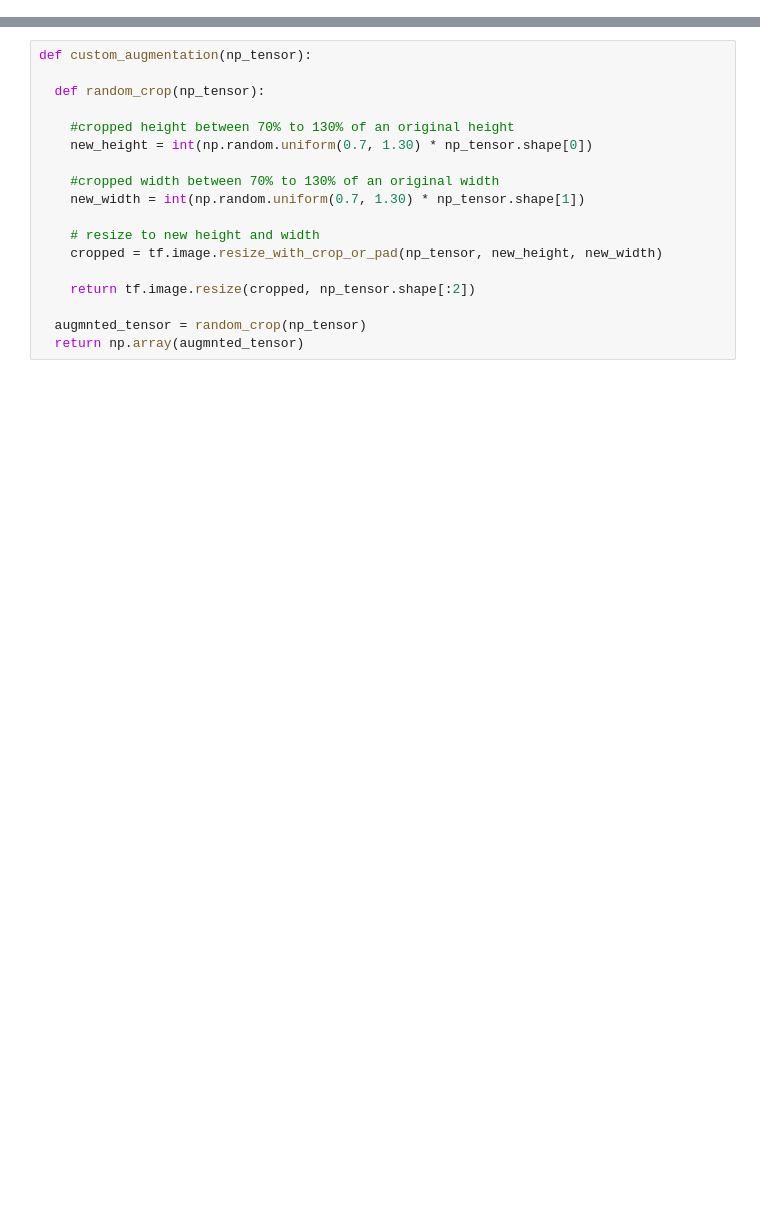
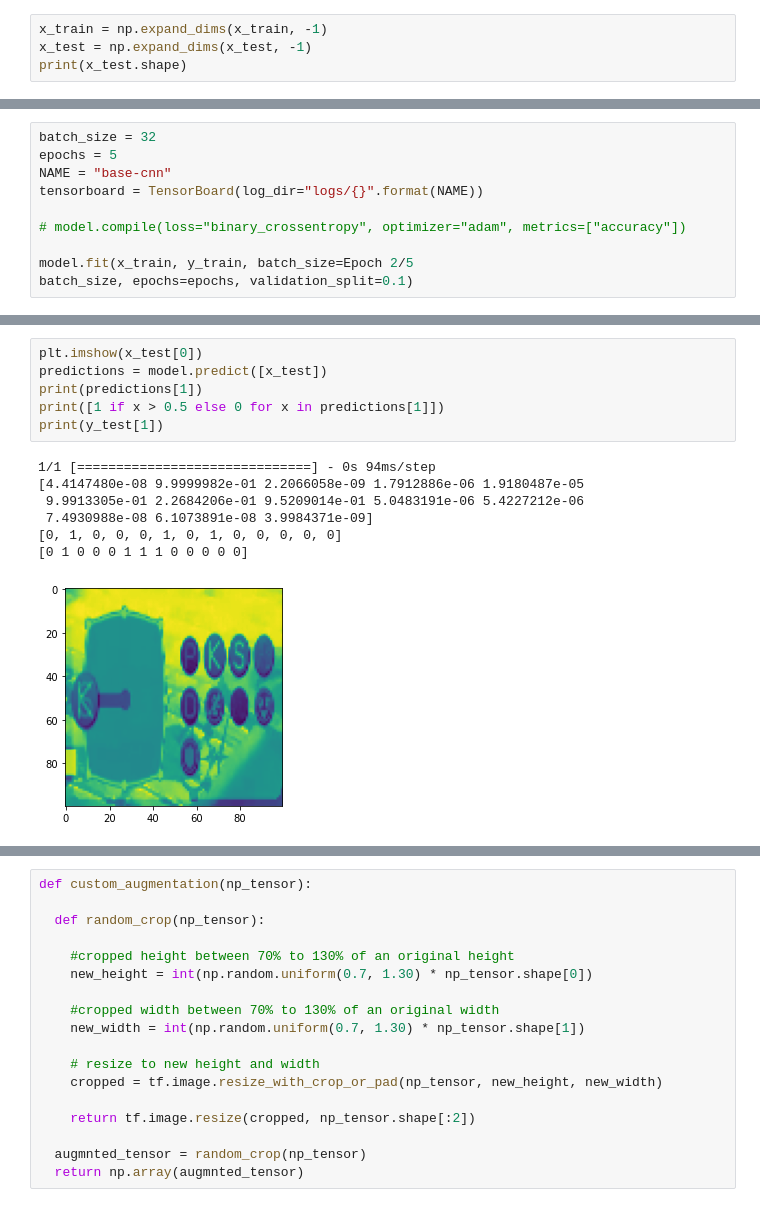
Before and after one commit to roguecat0/Guilty-Gear-Active-Replay, a Jupyter notebook: model training.ipynb, the cells around one changed output, grey strips where cells are left out. Drawn from its saved outputs; the diff is of its cells as text; blank space fills up the shorter version.

```diff
--- a/model training.ipynb
+++ b/model training.ipynb
@@ -9,0 +72,4 @@ import matplotlib.pyplot as plt
+# %%
+x_train = np.expand_dims(x_train, -1)
+x_test = np.expand_dims(x_test, -1)
+print(x_test.shape)
@@ -9,0 +108,10 @@ import matplotlib.pyplot as plt
+# %%
+batch_size = 32
+epochs = 5
+NAME = "base-cnn"
+tensorboard = TensorBoard(log_dir="logs/{}".format(NAME))
+
+# model.compile(loss="binary_crossentropy", optimizer="adam", metrics=["accuracy"])
+
+model.fit(x_train, y_train, batch_size=Epoch 2/5
+batch_size, epochs=epochs, validation_split=0.1)
@@ -9,0 +137,14 @@ import matplotlib.pyplot as plt
+# %%
+plt.imshow(x_test[0])
+predictions = model.predict([x_test])
+print(predictions[1])
+print([1 if x > 0.5 else 0 for x in predictions[1]])
+print(y_test[1])
+# %% [output]
+1/1 [==============================] - 0s 94ms/step
+[4.4147480e-08 9.9999982e-01 2.2066058e-09 1.7912886e-06 1.9180487e-05
+ 9.9913305e-01 2.2684206e-01 9.5209014e-01 5.0483191e-06 5.4227212e-06
+ 7.4930988e-08 6.1073891e-08 3.9984371e-09]
+[0, 1, 0, 0, 0, 1, 0, 1, 0, 0, 0, 0, 0]
+[0 1 0 0 0 1 1 1 0 0 0 0 0]
+[figure, added]
```
Also changed, not shown: parts of 21 cells of this notebook.
